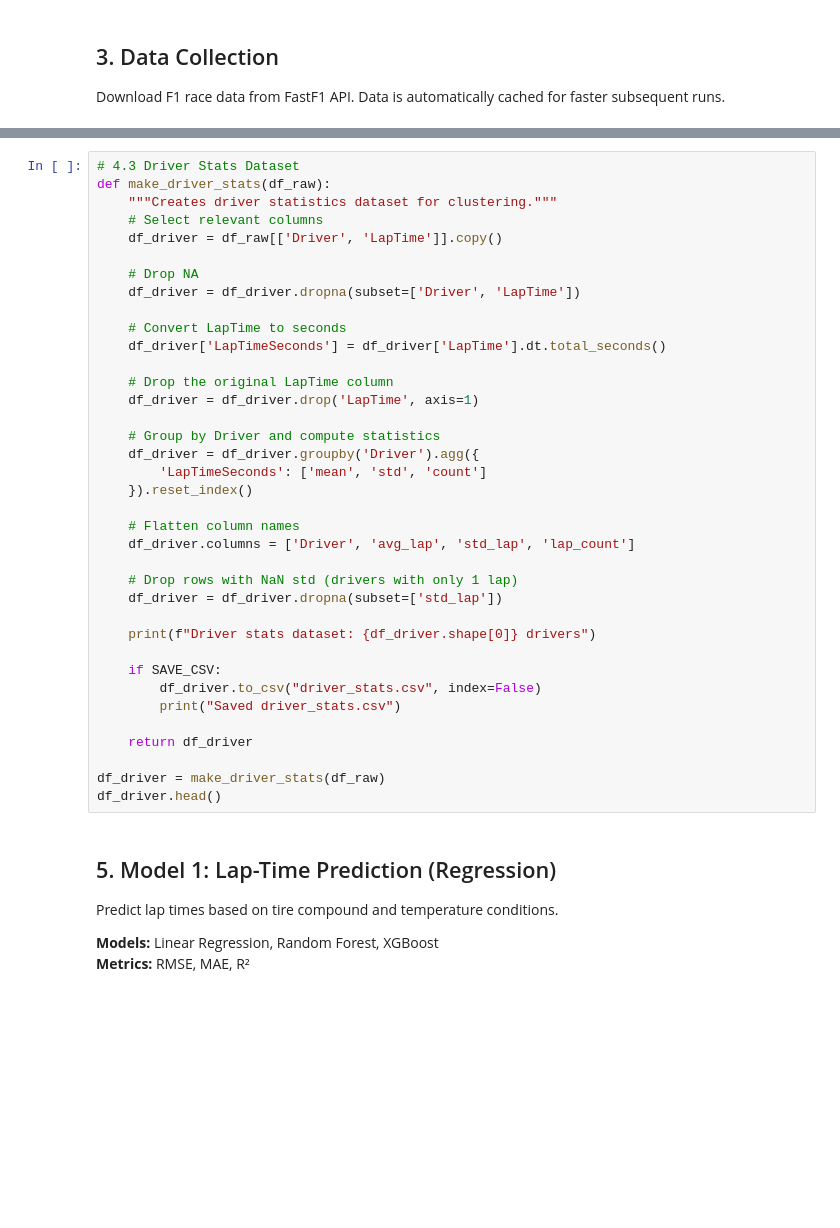
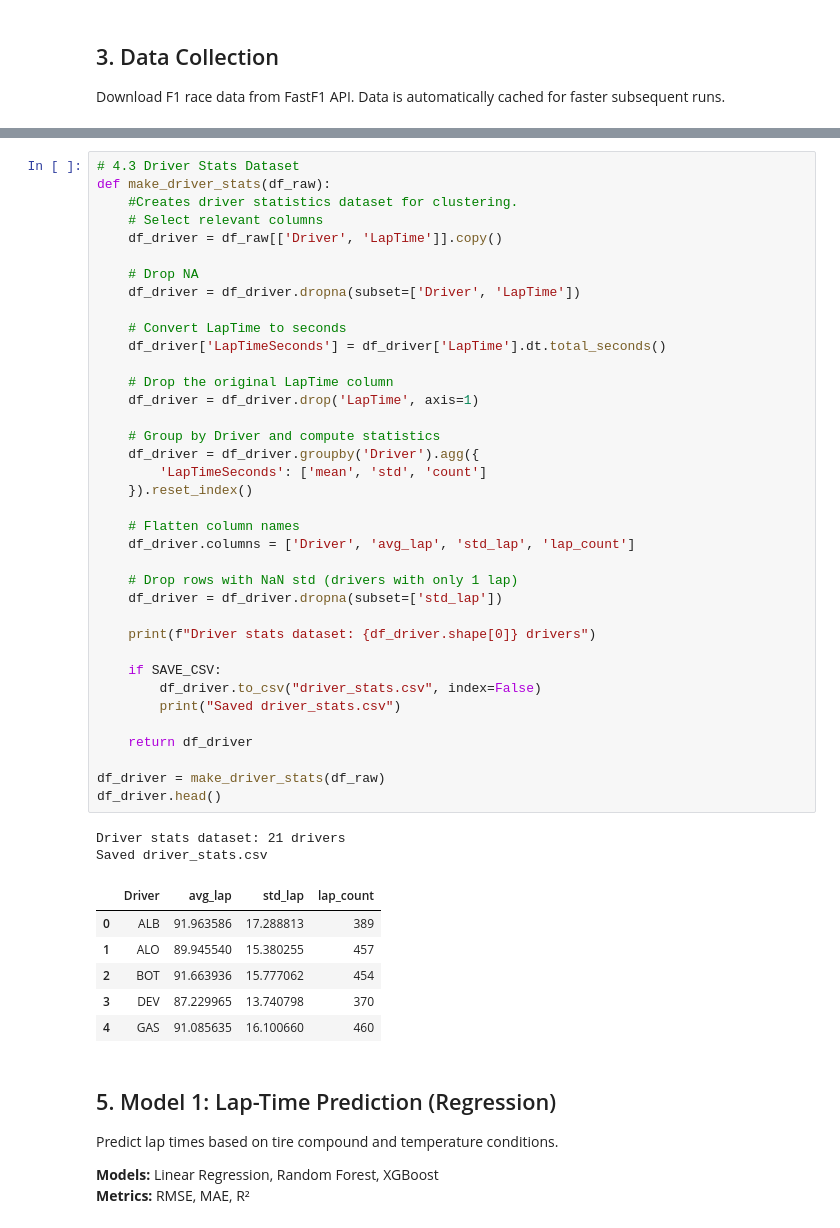
Before and after one commit to vishesh1802/F1-Analytics, a Jupyter notebook: F1_Analysis_Project.ipynb, the cells around one changed output, grey strips where cells are left out. Cells and saved outputs as stored; diff of their text form; blank space fills up the shorter version.

```diff
--- a/F1_Analysis_Project.ipynb
+++ b/F1_Analysis_Project.ipynb
@@ -211,40 +220,49 @@ df_pit.head()
 # %%
 # 4.3 Driver Stats Dataset
 def make_driver_stats(df_raw):
-    """Creates driver statistics dataset for clustering."""
+    #Creates driver statistics dataset for clustering.
     # Select relevant columns
     df_driver = df_raw[['Driver', 'LapTime']].copy()
 
     # Drop NA
     df_driver = df_driver.dropna(subset=['Driver', 'LapTime'])
 
     # Convert LapTime to seconds
     df_driver['LapTimeSeconds'] = df_driver['LapTime'].dt.total_seconds()
 
     # Drop the original LapTime column
     df_driver = df_driver.drop('LapTime', axis=1)
 
     # Group by Driver and compute statistics
     df_driver = df_driver.groupby('Driver').agg({
         'LapTimeSeconds': ['mean', 'std', 'count']
     }).reset_index()
 
     # Flatten column names
     df_driver.columns = ['Driver', 'avg_lap', 'std_lap', 'lap_count']
 
     # Drop rows with NaN std (drivers with only 1 lap)
     df_driver = df_driver.dropna(subset=['std_lap'])
 
     print(f"Driver stats dataset: {df_driver.shape[0]} drivers")
 
     if SAVE_CSV:
         df_driver.to_csv("driver_stats.csv", index=False)
         print("Saved driver_stats.csv")
 
     return df_driver
 
 df_driver = make_driver_stats(df_raw)
 df_driver.head()
+# %% [output]
+Driver stats dataset: 21 drivers
+Saved driver_stats.csv
+|  | Driver | avg_lap | std_lap | lap_count |
+| 0 | ALB | 91.963586 | 17.288813 | 389 |
+| 1 | ALO | 89.945540 | 15.380255 | 457 |
+| 2 | BOT | 91.663936 | 15.777062 | 454 |
+| 3 | DEV | 87.229965 | 13.740798 | 370 |
+| 4 | GAS | 91.085635 | 16.100660 | 460 |
 # %% [markdown]
 ## 5. Model 1: Lap-Time Prediction (Regression)
 
```
Also changed, not shown: parts of 25 cells of this notebook, 3 other files.
